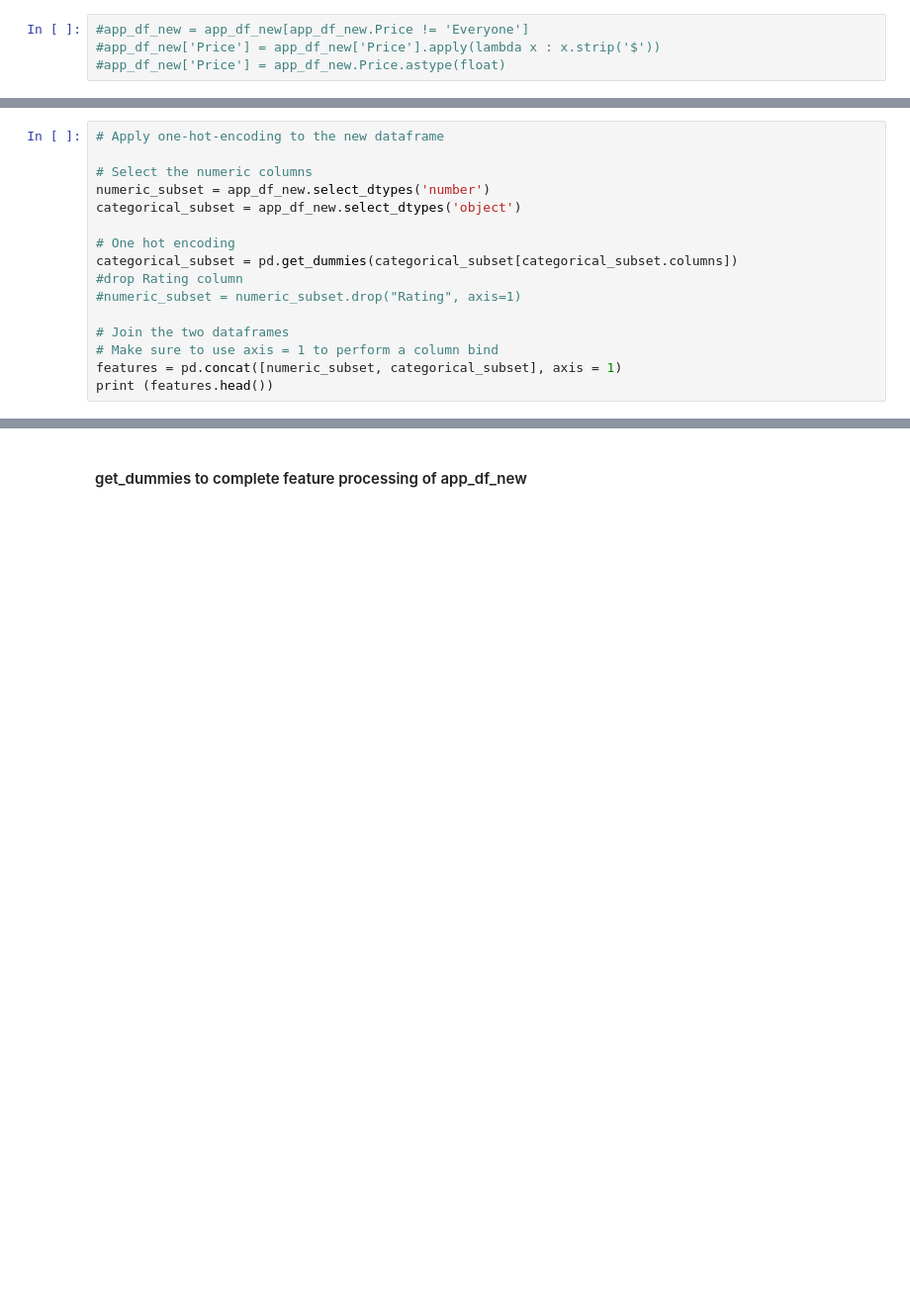
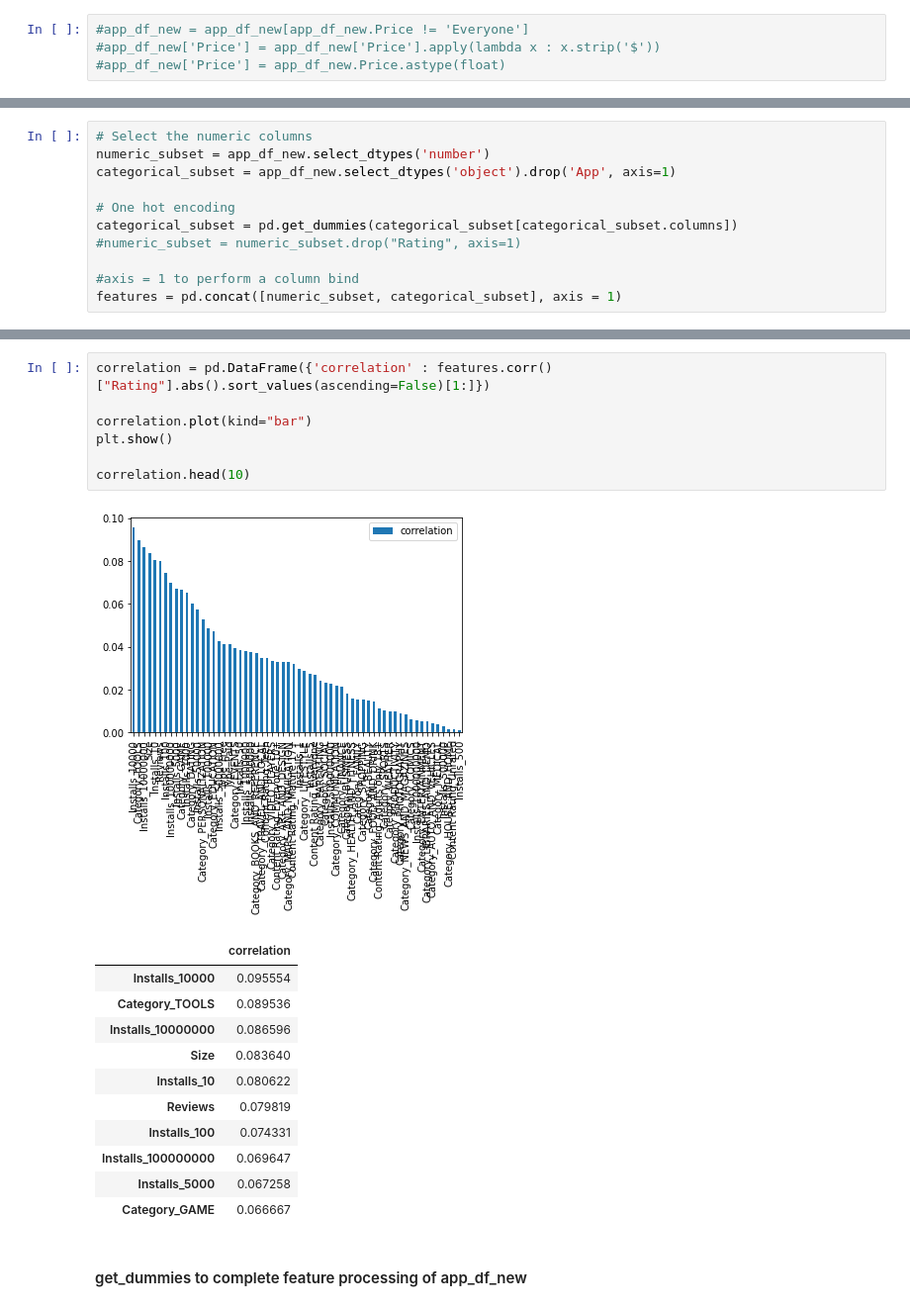
Before and after one commit to cspence001/multi-target_pred, a Jupyter notebook: app_pred/tier_segmentation_models.ipynb, the cells around one changed output, grey strips where cells are left out. Shown at 99% size. Drawn from its saved outputs; the diff is of its cells as text; blank space fills up the shorter version.

```diff
--- a/app_pred/tier_segmentation_models.ipynb
+++ b/app_pred/tier_segmentation_models.ipynb
@@ -420,16 +422,11 @@ print(categorical)
 # %%
-# Apply one-hot-encoding to the new dataframe
-
 # Select the numeric columns
 numeric_subset = app_df_new.select_dtypes('number')
-categorical_subset = app_df_new.select_dtypes('object')
+categorical_subset = app_df_new.select_dtypes('object').drop('App', axis=1)
 
 # One hot encoding
 categorical_subset = pd.get_dummies(categorical_subset[categorical_subset.columns])
-#drop Rating column
 #numeric_subset = numeric_subset.drop("Rating", axis=1)
 
-# Join the two dataframes
-# Make sure to use axis = 1 to perform a column bind
+#axis = 1 to perform a column bind
 features = pd.concat([numeric_subset, categorical_subset], axis = 1)
-print (features.head())
@@ -533,3 +460,23 @@ Name: Rating, dtype: int64
+# %%
+correlation = pd.DataFrame({'correlation' : features.corr()["Rating"].abs().sort_values(ascending=False)[1:]})
+
+correlation.plot(kind="bar")
+plt.show()
+
+correlation.head(10)
+# %% [output]
+[figure, added]
+|  | correlation |
+| Installs_10000 | 0.095554 |
+| Category_TOOLS | 0.089536 |
+| Installs_10000000 | 0.086596 |
+| Size | 0.083640 |
+| Installs_10 | 0.080622 |
+| Reviews | 0.079819 |
+| Installs_100 | 0.074331 |
+| Installs_100000000 | 0.069647 |
+| Installs_5000 | 0.067258 |
+| Category_GAME | 0.066667 |
 # %% [markdown]
 <h4>get_dummies to complete feature processing of app_df_new
 # %%
```
Also changed, not shown: parts of 69 cells of this notebook, 6 other files.
